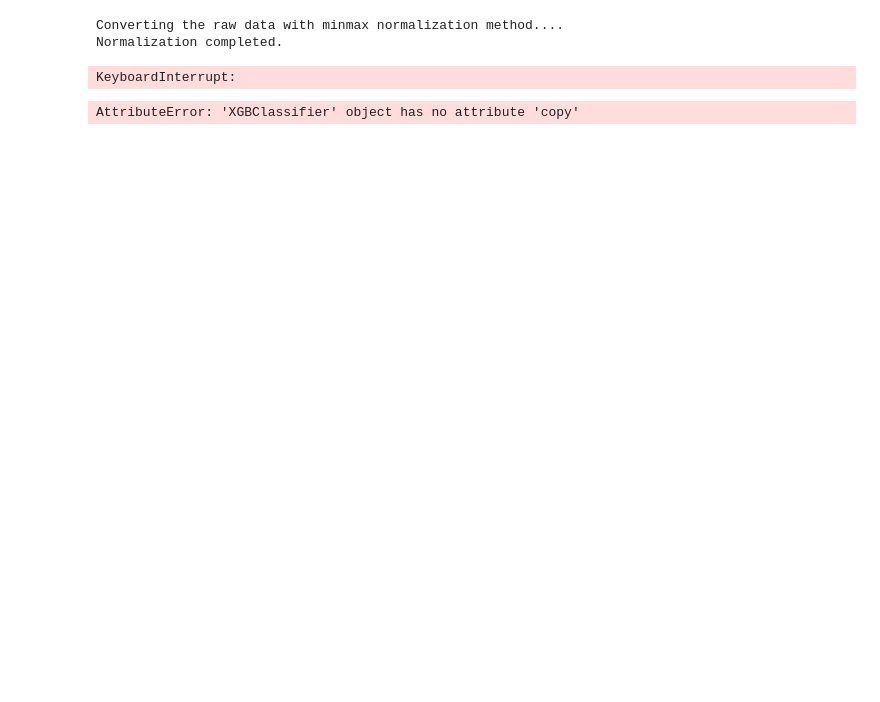
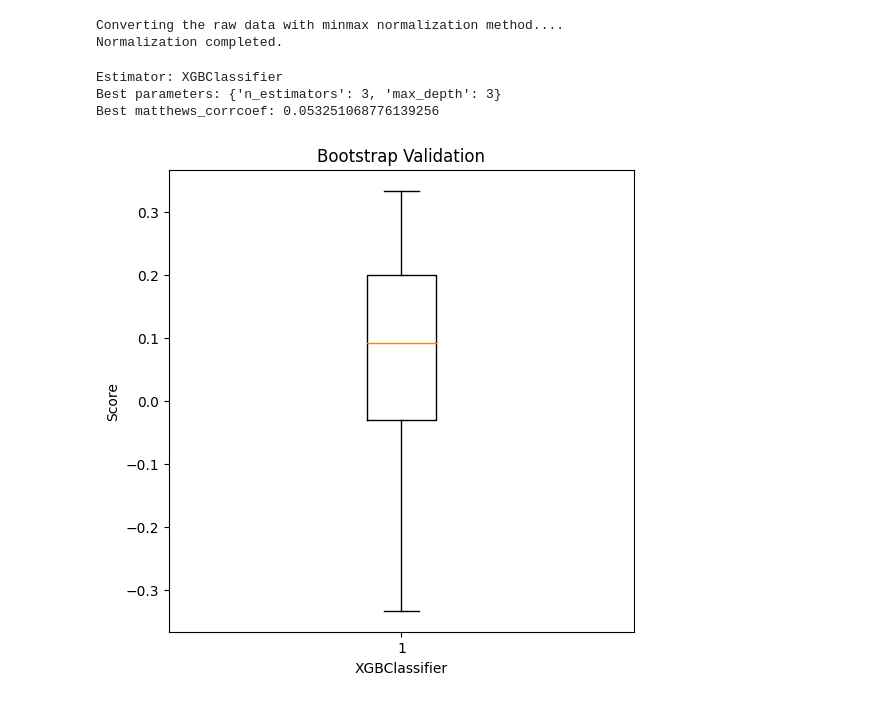
Before and after one commit to costasmexis/AI4META, a Jupyter notebook: notebooks/main.ipynb, the cells around one changed output. Cells and saved outputs as stored; diff of their text form; code cells hidden in the pictures; blank space fills up the shorter version.

```diff
--- a/notebooks/main.ipynb
+++ b/notebooks/main.ipynb
@@ -54,9 +58,8 @@ Normalization completed.
 # %%
 # Create a parameter grid for XGBoost classifier
 param_grid = {
-    'n_estimators': [100],
+    'n_estimators': [3],
     'max_depth': [3],
-    'learning_rate': [0.1]
 }
 
 # print('Training with RandomizedSearchCV:')
@@ -66,4 +69,6 @@ mlpipe.random_search(estimator=XGBClassifier(), parameter_grid=param_grid)
 # print('Training with GridSearchCV:')
 # mlpipe.grid_search(estimator=XGBClassifier(), parameter_grid=param_grid)
 # %% [output]
-KeyboardInterrupt:
+Estimator: XGBClassifier
+Best parameters: {'n_estimators': 3, 'max_depth': 3}
+Best matthews_corrcoef: 0.053251068776139256
@@ -72,7 +75,7 @@ print(mlpipe.name)
 # %%
-mlpipe.bootstrap_validation(n_iter=10)
+boot_scores = mlpipe.bootstrap_validation(n_iter=10)
 # %% [output]
-AttributeError: 'XGBClassifier' object has no attribute 'copy'
+[figure, added]
 # %%
 mlpipe.bayesian_search(n_trials=3)
 # %% [output]
```
Also changed, not shown: parts of 4 cells of this notebook, 2 other files.
